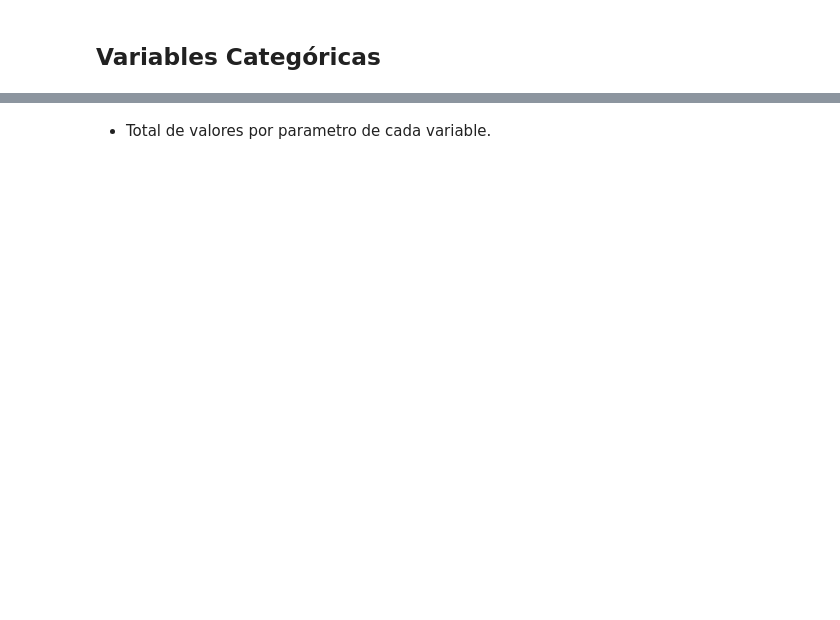
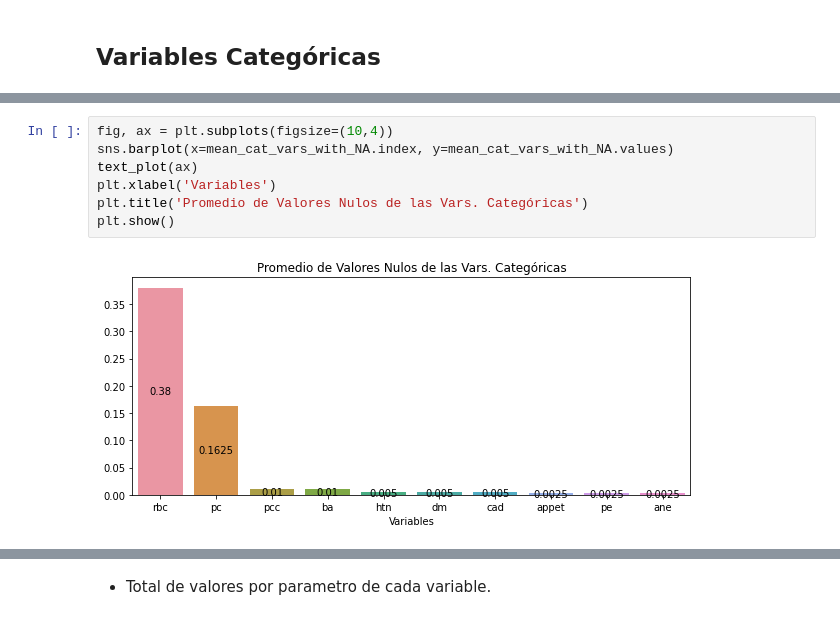
Before and after one commit to andrear17/Proyecto_Final_PD, a Jupyter notebook: Análisis_Exploratorio.ipynb, the cells around one changed output, grey strips where cells are left out. Drawn from its saved outputs; the diff is of its cells as text; blank space fills up the shorter version.

```diff
--- a/Análisis_Exploratorio.ipynb
+++ b/Análisis_Exploratorio.ipynb
@@ -181 +245,10 @@ for idx, var in enumerate(cont_vars):
+# %%
+fig, ax = plt.subplots(figsize=(10,4))
+sns.barplot(x=mean_cat_vars_with_NA.index, y=mean_cat_vars_with_NA.values)
+text_plot(ax)
+plt.xlabel('Variables')
+plt.title('Promedio de Valores Nulos de las Vars. Categóricas')
+plt.show()
+# %% [output]
+[figure, added]
 # %%
```
Also changed, not shown: parts of 18 cells of this notebook, 1 other file.
